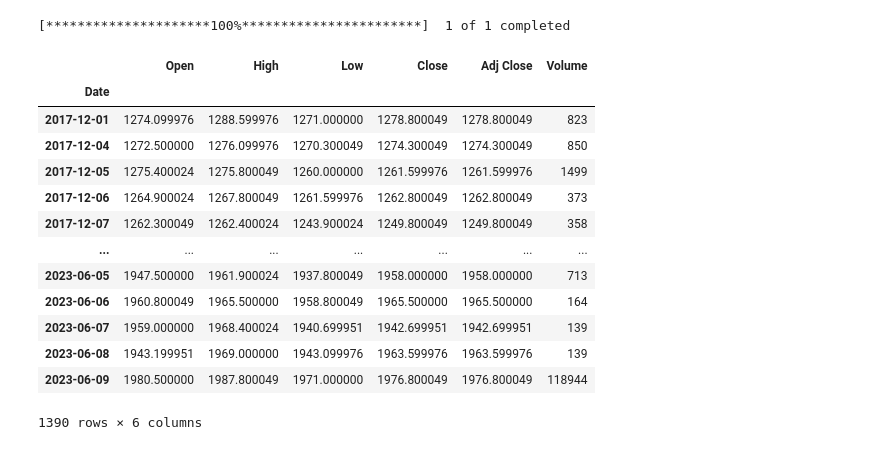
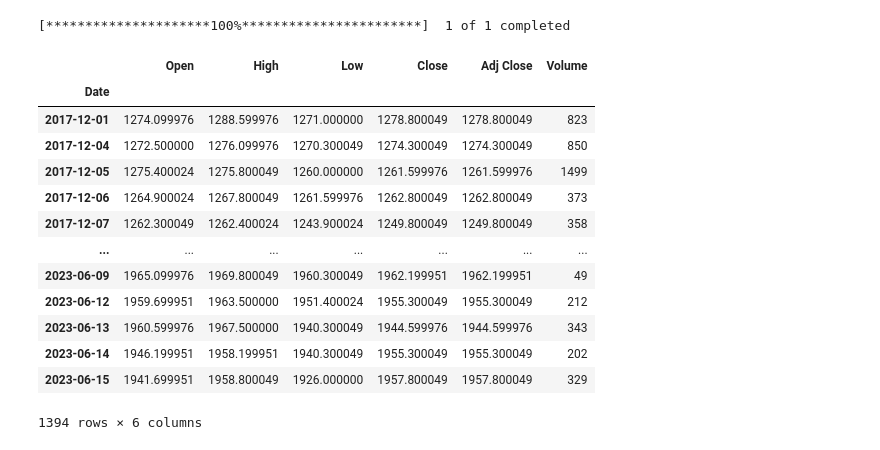
Before and after one commit to ttruongg/IS403.N23.HTCL_Nhom5, a Jupyter notebook: ARIMA.ipynb, the cells around one changed output. Saved outputs shown, nothing was run; the diff lists cells and outputs as text; code cells hidden in the pictures.

```diff
--- a/ARIMA.ipynb
+++ b/ARIMA.ipynb
@@ -1,24 +1,24 @@
 # %%
 import yfinance as yf
 
-data = yf.download(tickers = "GC=F", start="2017-12-01", end="2023-06-10", interval='1d')
+data = yf.download(tickers = "GC=F", start="2017-12-01", end="2023-06-16", interval='1d')
 data
 # %% [output]
 [*********************100%***********************]  1 of 1 completed
 |  | Open | High | Low | Close | Adj Close | Volume |
 | Date |  |  |  |  |  |  |
 | 2017-12-01 | 1274.099976 | 1288.599976 | 1271.000000 | 1278.800049 | 1278.800049 | 823 |
 | 2017-12-04 | 1272.500000 | 1276.099976 | 1270.300049 | 1274.300049 | 1274.300049 | 850 |
 | 2017-12-05 | 1275.400024 | 1275.800049 | 1260.000000 | 1261.599976 | 1261.599976 | 1499 |
 | 2017-12-06 | 1264.900024 | 1267.800049 | 1261.599976 | 1262.800049 | 1262.800049 | 373 |
 | 2017-12-07 | 1262.300049 | 1262.400024 | 1243.900024 | 1249.800049 | 1249.800049 | 358 |
 | ... | ... | ... | ... | ... | ... | ... |
-| 2023-06-05 | 1947.500000 | 1961.900024 | 1937.800049 | 1958.000000 | 1958.000000 | 713 |
-| 2023-06-06 | 1960.800049 | 1965.500000 | 1958.800049 | 1965.500000 | 1965.500000 | 164 |
-| 2023-06-07 | 1959.000000 | 1968.400024 | 1940.699951 | 1942.699951 | 1942.699951 | 139 |
-| 2023-06-08 | 1943.199951 | 1969.000000 | 1943.099976 | 1963.599976 | 1963.599976 | 139 |
-| 2023-06-09 | 1980.500000 | 1987.800049 | 1971.000000 | 1976.800049 | 1976.800049 | 118944 |
+| 2023-06-09 | 1965.099976 | 1969.800049 | 1960.300049 | 1962.199951 | 1962.199951 | 49 |
+| 2023-06-12 | 1959.699951 | 1963.500000 | 1951.400024 | 1955.300049 | 1955.300049 | 212 |
+| 2023-06-13 | 1960.599976 | 1967.500000 | 1940.300049 | 1944.599976 | 1944.599976 | 343 |
+| 2023-06-14 | 1946.199951 | 1958.199951 | 1940.300049 | 1955.300049 | 1955.300049 | 202 |
+| 2023-06-15 | 1941.699951 | 1958.800049 | 1926.000000 | 1957.800049 | 1957.800049 | 329 |
-1390 rows × 6 columns
+1394 rows × 6 columns
 # %%
 data = data.reset_index('Date', inplace=False)
 # %%
```
Also changed, not shown: parts of 6 cells of this notebook, 2 other files.
